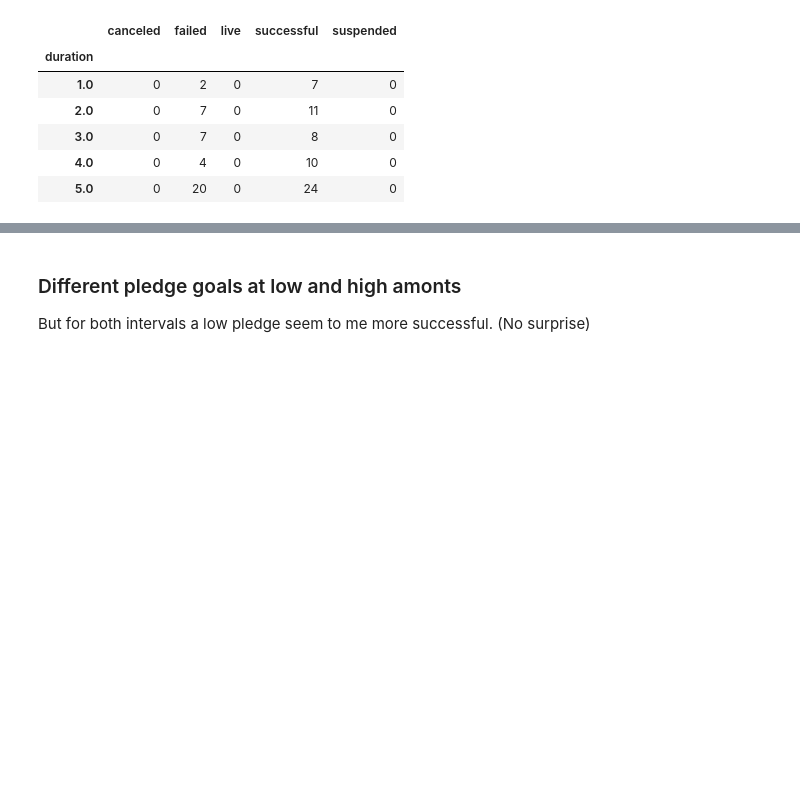
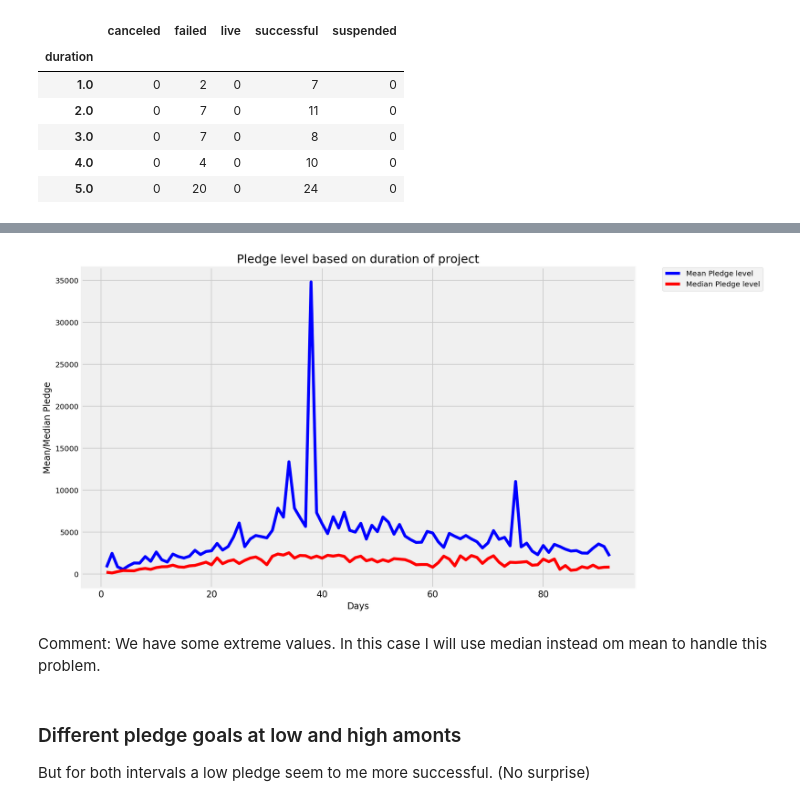
Before and after one commit to yhpf/kickstarter, a Jupyter notebook: kickstarter2.ipynb, the cells around one changed output, grey strips where cells are left out. Drawn from its saved outputs; the diff is of its cells as text; code cells hidden in the pictures; blank space fills up the shorter version.

```diff
--- a/kickstarter2.ipynb
+++ b/kickstarter2.ipynb
@@ -277,0 +347,3 @@ banan.head()
+# %%
+citron = data.groupby('duration').mean()
+citron['pledged'].head()
@@ -277,0 +358,3 @@ banan.head()
+# %%
+cykel = data.groupby('duration').median()
+cykel['pledged'].head()
@@ -277,0 +369,30 @@ banan.head()
+# %%
+# make line chart
+y1 = citron['pledged'].values
+x1 = citron.index.values
+
+y2 = cykel['pledged'].values
+x2 = cykel.index.values
+
+fig, ax = plt.subplots()
+fig.set_size_inches(12, 8)
+
+ax.plot(x1, y1, label="Mean Pledge level", color='b')
+ax.plot(x2, y2, label="Median Pledge level", color='r')
+
+ax.legend(bbox_to_anchor=(1.05, 1), loc=2, borderaxespad=0.)
+
+plt.xlabel('Days')
+plt.ylabel('Mean/Median Pledge')
+plt.title('Pledge level based on duration of project')
+
+plt.rc('axes', titlesize=16)
+plt.rc('axes', labelsize=12)
+plt.rc('xtick', labelsize=12)
+plt.rc('figure', titlesize=12)
+
+plt.show();
+# %% [output]
+[figure, added]
+# %% [markdown]
+Comment: We have some extreme values. In this case I will use median instead om mean to handle this problem.
```
Also changed, not shown: parts of 16 cells of this notebook.
